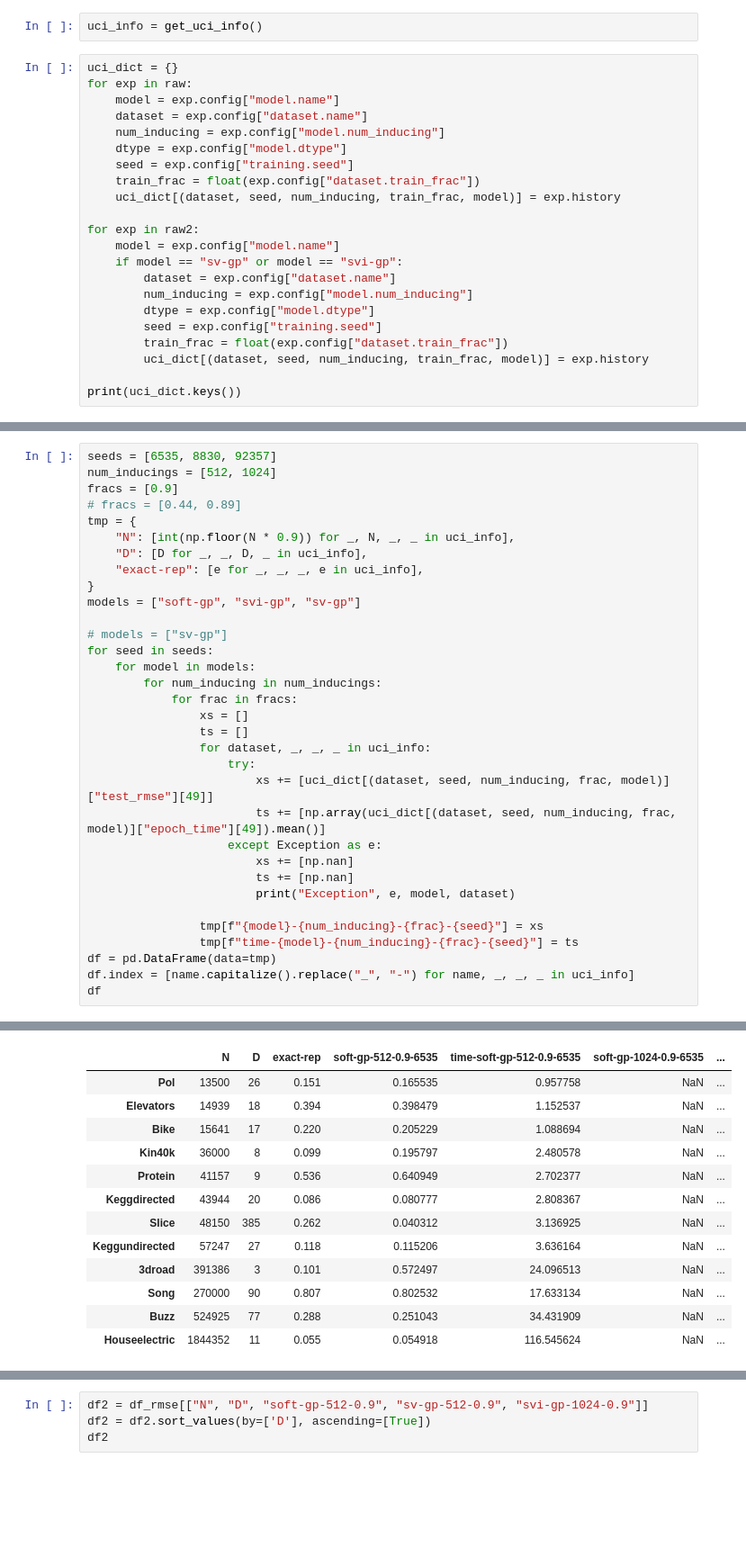
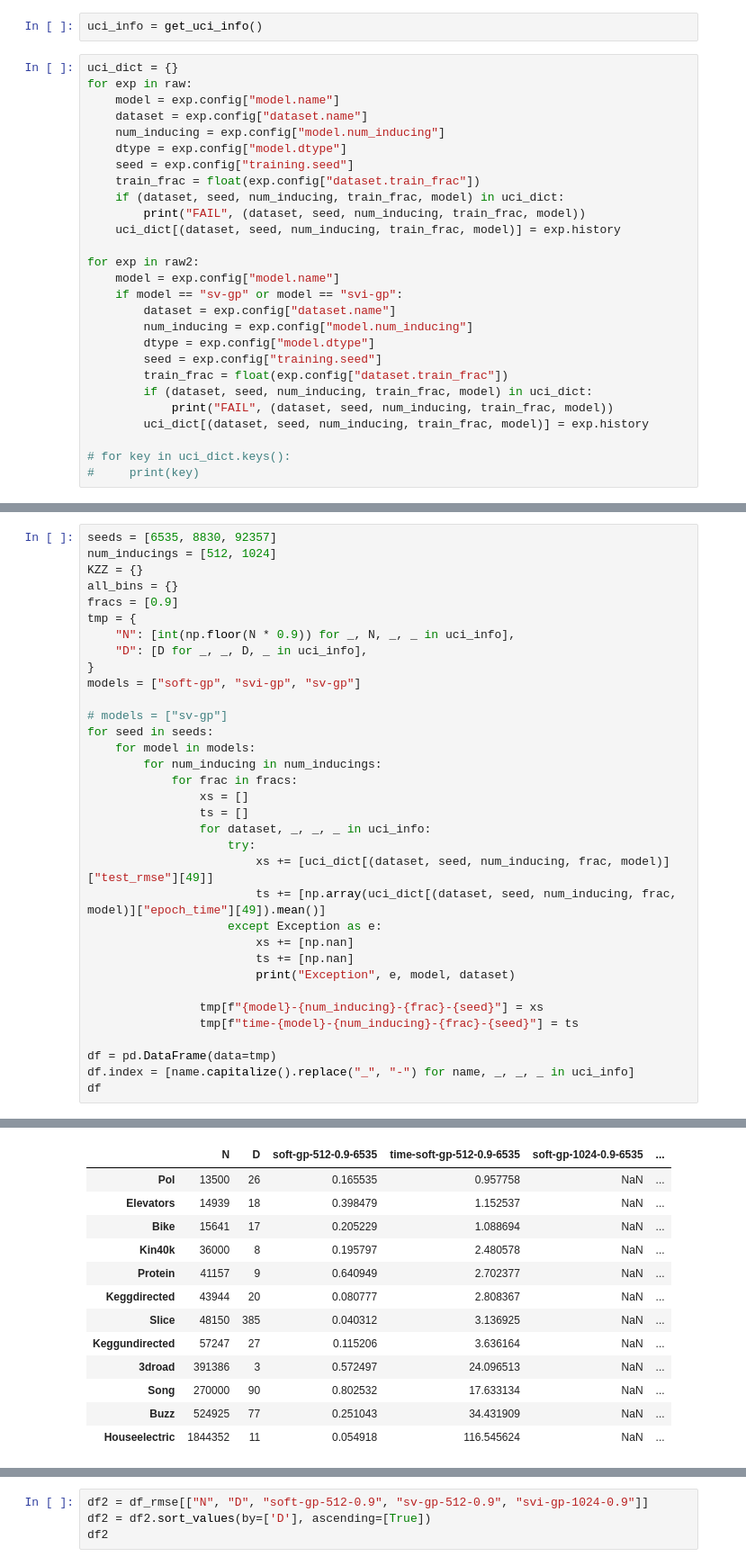
Before and after one commit to danehuang/softki, a Jupyter notebook: analysis/comparison.ipynb, the cells around one changed output, grey strips where cells are left out. Shown: that part at 90% size. Cells and saved outputs as stored; diff of their text form; blank space fills up the shorter version.

```diff
--- a/analysis/comparison.ipynb
+++ b/analysis/comparison.ipynb
@@ -28,6 +29,8 @@ for exp in raw:
     dtype = exp.config["model.dtype"]
     seed = exp.config["training.seed"]
     train_frac = float(exp.config["dataset.train_frac"])
+    if (dataset, seed, num_inducing, train_frac, model) in uci_dict:
+        print("FAIL", (dataset, seed, num_inducing, train_frac, model))
     uci_dict[(dataset, seed, num_inducing, train_frac, model)] = exp.history
 
 for exp in raw2:
@@ -38,6 +41,9 @@ for exp in raw2:
         dtype = exp.config["model.dtype"]
         seed = exp.config["training.seed"]
         train_frac = float(exp.config["dataset.train_frac"])
+        if (dataset, seed, num_inducing, train_frac, model) in uci_dict:
+            print("FAIL", (dataset, seed, num_inducing, train_frac, model))
         uci_dict[(dataset, seed, num_inducing, train_frac, model)] = exp.history
 
-print(uci_dict.keys())
+# for key in uci_dict.keys():
+#     print(key)
@@ -46,12 +50,12 @@ dict_keys([('houseelectric', 92357, 512, 0.9, 'soft-gp'), ('buzz', 92357, 512, 0
 # %%
 seeds = [6535, 8830, 92357]
 num_inducings = [512, 1024]
+KZZ = {}
+all_bins = {}
 fracs = [0.9]
-# fracs = [0.44, 0.89]
 tmp = {
     "N": [int(np.floor(N * 0.9)) for _, N, _, _ in uci_info],
     "D": [D for _, _, D, _ in uci_info],
-    "exact-rep": [e for _, _, _, e in uci_info],
 }
 models = ["soft-gp", "svi-gp", "sv-gp"]
 
@@ -73,6 +77,7 @@ for seed in seeds:
 
                 tmp[f"{model}-{num_inducing}-{frac}-{seed}"] = xs
                 tmp[f"time-{model}-{num_inducing}-{frac}-{seed}"] = ts
+
 df = pd.DataFrame(data=tmp)
 df.index = [name.capitalize().replace("_", "-") for name, _, _, _ in uci_info]
 df
@@ -93,17 +98,17 @@ Exception ('houseelectric', 6535, 1024, 0.9, 'soft-gp') soft-gp houseelectric
 Exception 'test_rmse' sv-gp 3droad
 Exception 'test_rmse' sv-gp song
 Exception 'test_rmse' sv-gp buzz
 Exception 'test_rmse' sv-gp houseelectric
-|  | N | D | exact-rep | soft-gp-512-0.9-6535 | time-soft-gp-512-0.9-6535 | soft-gp-1024-0.9-6535 | ... |
-| Pol | 13500 | 26 | 0.151 | 0.165535 | 0.957758 | NaN | ... |
-| Elevators | 14939 | 18 | 0.394 | 0.398479 | 1.152537 | NaN | ... |
-| Bike | 15641 | 17 | 0.220 | 0.205229 | 1.088694 | NaN | ... |
-| Kin40k | 36000 | 8 | 0.099 | 0.195797 | 2.480578 | NaN | ... |
-| Protein | 41157 | 9 | 0.536 | 0.640949 | 2.702377 | NaN | ... |
-| Keggdirected | 43944 | 20 | 0.086 | 0.080777 | 2.808367 | NaN | ... |
-| Slice | 48150 | 385 | 0.262 | 0.040312 | 3.136925 | NaN | ... |
-| Keggundirected | 57247 | 27 | 0.118 | 0.115206 | 3.636164 | NaN | ... |
-| 3droad | 391386 | 3 | 0.101 | 0.572497 | 24.096513 | NaN | ... |
-| Song | 270000 | 90 | 0.807 | 0.802532 | 17.633134 | NaN | ... |
-| Buzz | 524925 | 77 | 0.288 | 0.251043 | 34.431909 | NaN | ... |
-| Houseelectric | 1844352 | 11 | 0.055 | 0.054918 | 116.545624 | NaN | ... |
+|  | N | D | soft-gp-512-0.9-6535 | time-soft-gp-512-0.9-6535 | soft-gp-1024-0.9-6535 | ... |
+| Pol | 13500 | 26 | 0.165535 | 0.957758 | NaN | ... |
+| Elevators | 14939 | 18 | 0.398479 | 1.152537 | NaN | ... |
+| Bike | 15641 | 17 | 0.205229 | 1.088694 | NaN | ... |
+| Kin40k | 36000 | 8 | 0.195797 | 2.480578 | NaN | ... |
+| Protein | 41157 | 9 | 0.640949 | 2.702377 | NaN | ... |
+| Keggdirected | 43944 | 20 | 0.080777 | 2.808367 | NaN | ... |
+| Slice | 48150 | 385 | 0.040312 | 3.136925 | NaN | ... |
+| Keggundirected | 57247 | 27 | 0.115206 | 3.636164 | NaN | ... |
+| 3droad | 391386 | 3 | 0.572497 | 24.096513 | NaN | ... |
+| Song | 270000 | 90 | 0.802532 | 17.633134 | NaN | ... |
+| Buzz | 524925 | 77 | 0.251043 | 34.431909 | NaN | ... |
+| Houseelectric | 1844352 | 11 | 0.054918 | 116.545624 | NaN | ... |
```
Also changed, not shown: parts of 15 cells of this notebook.
